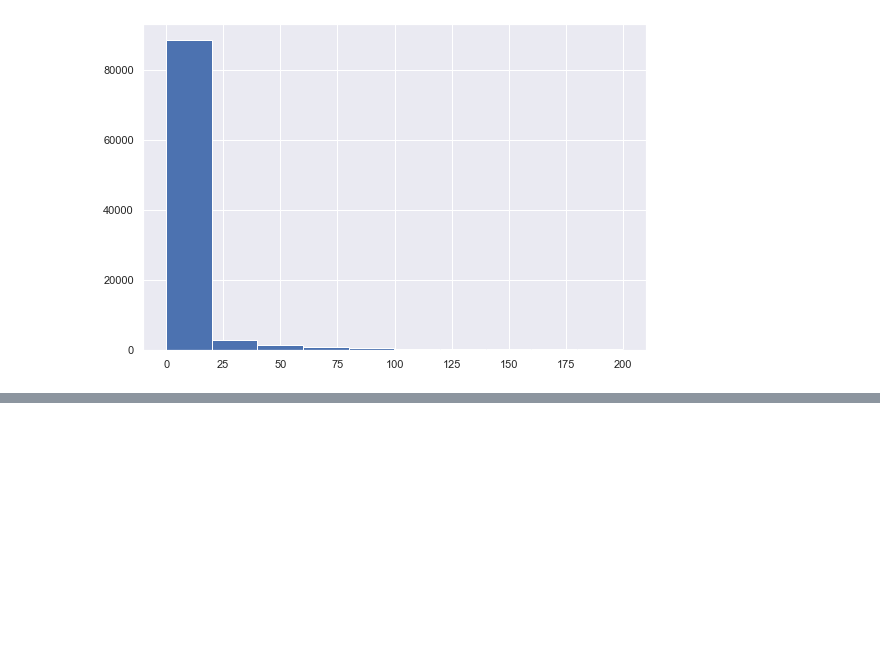
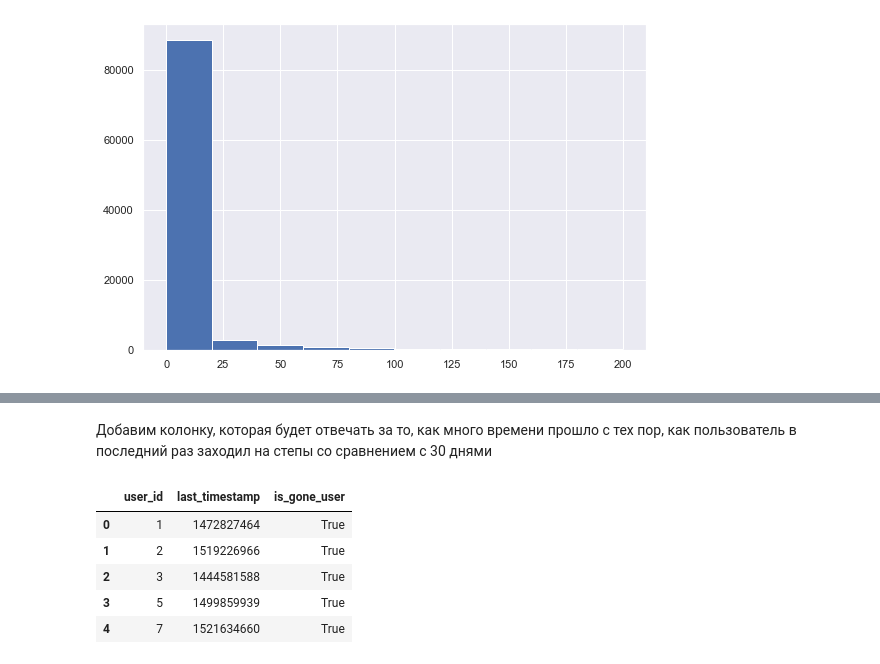
Before and after one commit to Accolyte42/Carpov_ML, a Jupyter notebook: Stepik ML consest.ipynb, the cells around one changed output, grey strips where cells are left out. Drawn from its saved outputs; the diff is of its cells as text; code cells hidden in the pictures; blank space fills up the shorter version.

```diff
--- a/Stepik ML consest.ipynb
+++ b/Stepik ML consest.ipynb
@@ -454,0 +406,20 @@ Name: day, dtype: object
+# %%
+users_data = events_data.groupby('user_id', as_index=False) \
+    .agg({'timestamp': 'max'}).rename(columns={'timestamp': 'last_timestamp'})
+# %% [markdown]
+Добавим колонку, которая будет отвечать за то, как много времени прошло с тех пор, как пользователь в последний раз заходил на степы со сравнением с 30 днями
+# %%
+now = 1526772811 # текущее время в timestamp формате (считаем, что это 2018-05-20)
+drop_out_threshold = 30 * 24 * 60 * 60 # Время, с которого мы считаем, что
+# пользователь ушел
+# %%
+users_data['is_gone_user'] = (now - users_data.last_timestamp) > drop_out_threshold
+# %%
+users_data.head()
+# %% [output]
+|  | user_id | last_timestamp | is_gone_user |
+| 0 | 1 | 1472827464 | True |
+| 1 | 2 | 1519226966 | True |
+| 2 | 3 | 1444581588 | True |
+| 3 | 5 | 1499859939 | True |
+| 4 | 7 | 1521634660 | True |
```
Also changed, not shown: parts of 17 cells of this notebook.
